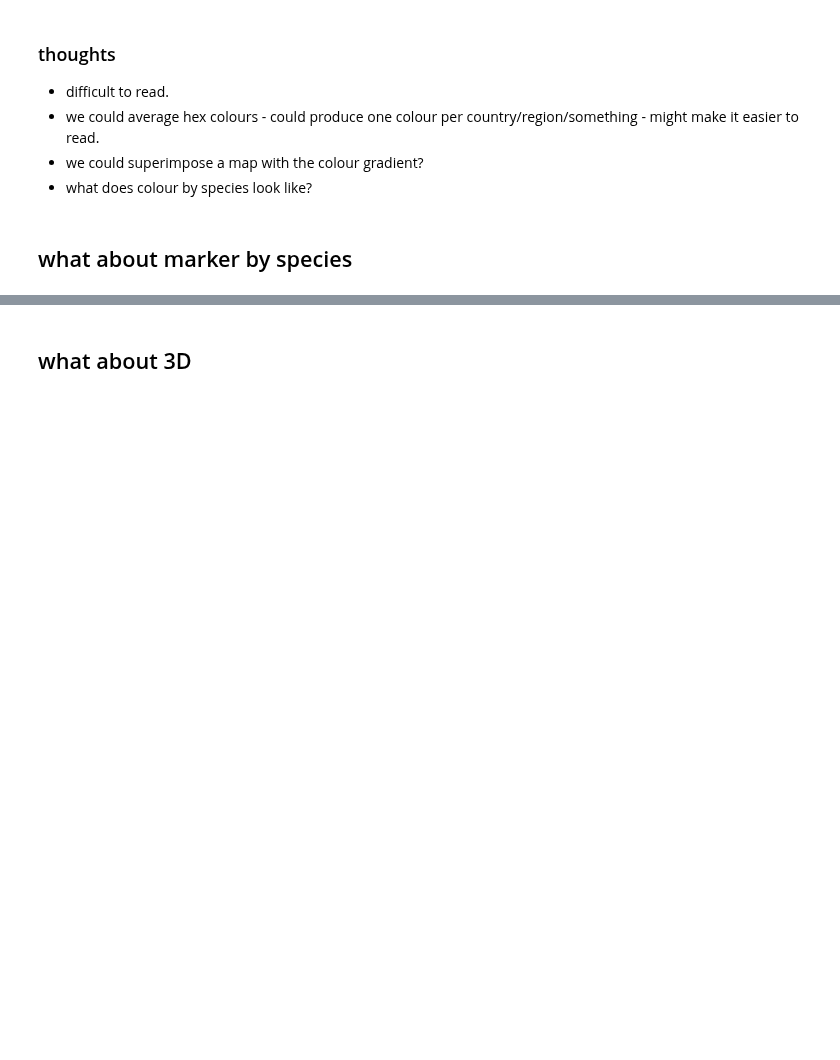
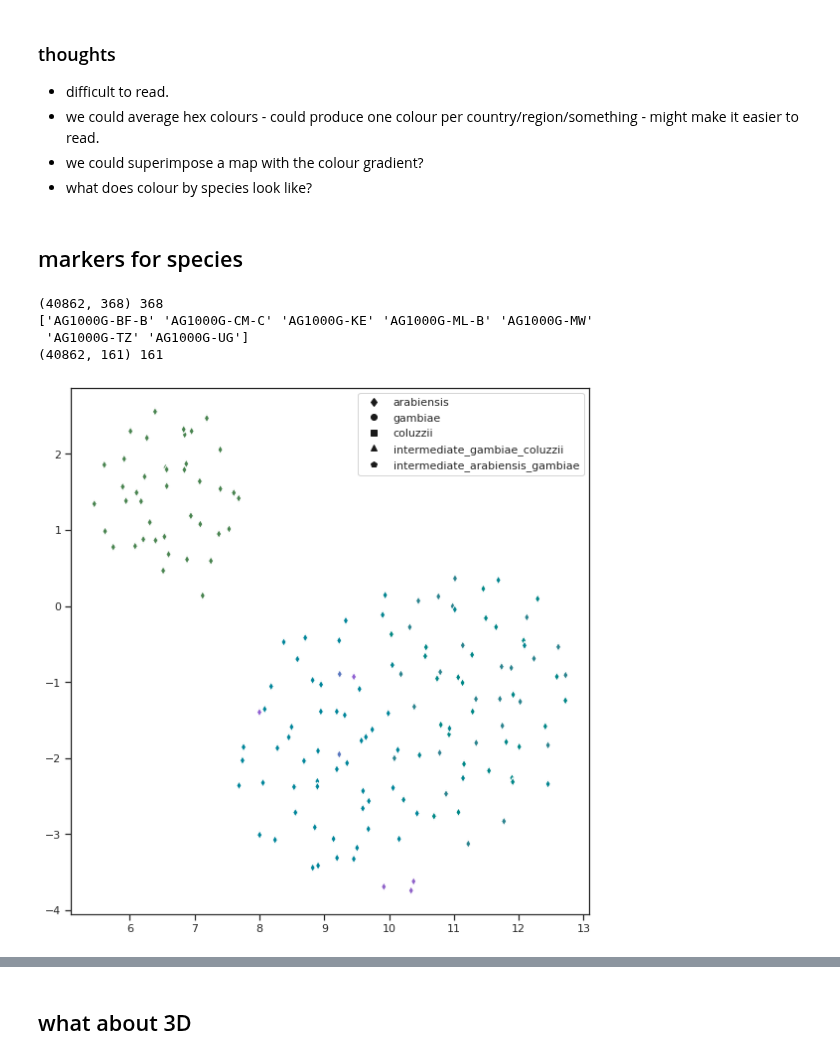
Before and after one commit to malariagen/ag1000g-phase3-data-paper, a Jupyter notebook: notebooks/ag3_population_structure_UMAP.ipynb, the cells around one changed output, grey strips where cells are left out. Drawn from its saved outputs; the diff is of its cells as text; code cells hidden in the pictures; blank space fills up the shorter version.

```diff
--- a/notebooks/ag3_population_structure_UMAP.ipynb
+++ b/notebooks/ag3_population_structure_UMAP.ipynb
@@ -221,5 +188,23 @@ umapper_downsampled('gamb_colu_arab')
 - we could average hex colours - could produce one colour per country/region/something - might make it easier to read.
 - we could superimpose a map with the colour gradient?
 - what does colour by species look like?
-# %% [markdown]
-## what about marker by species
+# %% [markdown]
+## markers for species
+# %%
+#scatter can't take a list of markers
+def mscatter(x,y,ax=None, m=None, **kw):
+    import matplotlib.markers as mmarkers
+    if not ax: ax=plt.gca()
+    sc = ax.scatter(x,y,**kw)
+    if (m is not None) and (len(m)==len(x)):
+        paths = []
+        for marker in m:
+            if isinstance(marker, mmarkers.MarkerStyle):
+                marker_obj = marker
+            else:
+                marker_obj = mmarkers.MarkerStyle(marker)
+            path = marker_obj.get_path().transformed(
+                        marker_obj.get_transform())
+            paths.append(path)
+        sc.set_paths(paths)
+    return sc
@@ -225,0 +258,8 @@ umapper_downsampled('gamb_colu_arab')
+# %%
+umapper_species('arab')
+# %% [output]
+(40862, 368) 368
+['AG1000G-BF-B' 'AG1000G-CM-C' 'AG1000G-KE' 'AG1000G-ML-B' 'AG1000G-MW'
+ 'AG1000G-TZ' 'AG1000G-UG']
+(40862, 161) 161
+[figure, added]
```
Also changed, not shown: parts of 20 cells of this notebook.
